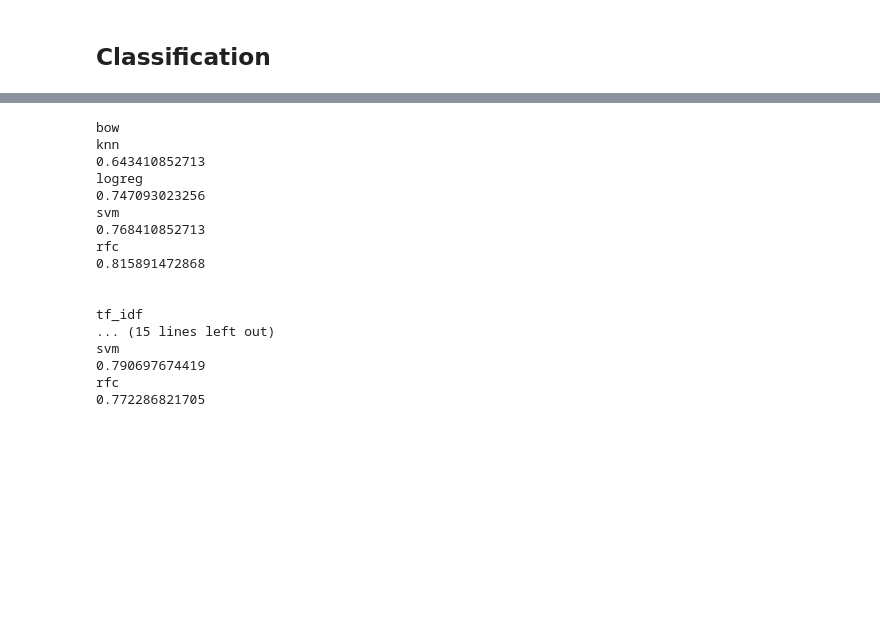
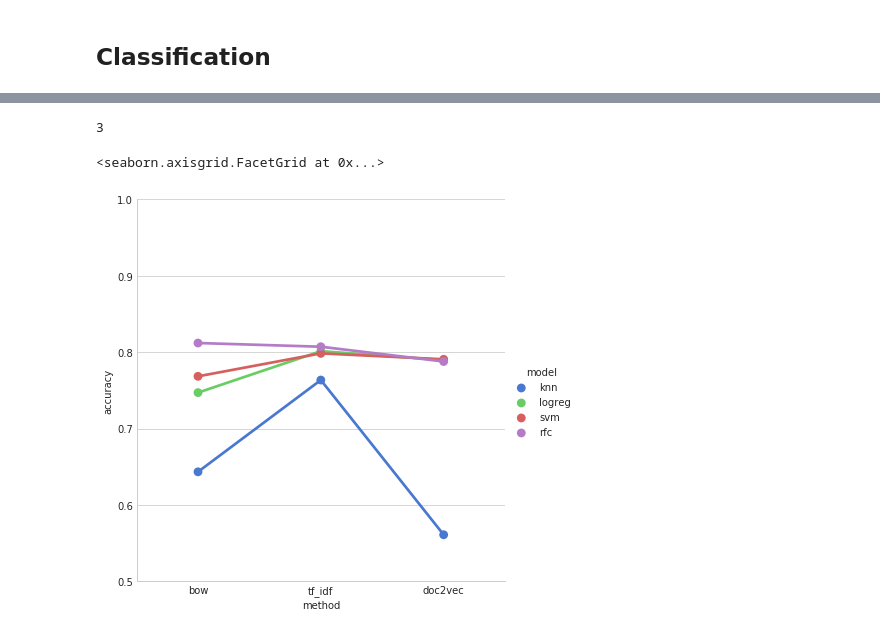
Before and after one commit to singuyenmai/Machine-Learning-CoderSchool, a Jupyter notebook: week3/Assignment_3.ipynb, the cells around one changed output, grey strips where cells are left out. Cells and saved outputs as stored; diff of their text form; code cells hidden in the pictures; blank space fills up the shorter version.

```diff
--- a/week3/Assignment_3.ipynb
+++ b/week3/Assignment_3.ipynb
@@ -11,13 +11,24 @@ from gensim.models import Doc2Vec
 
 %run Doc2VecHelperFunctions.ipynb
 
-from sklearn.metrics import precision_score, recall_score
+from sklearn.metrics import accuracy_score
 from sklearn.model_selection import train_test_split, GridSearchCV
+
+from sklearn.pipeline import Pipeline
+from sklearn.base import clone
+
+from sklearn.feature_selection import SelectKBest, SelectFromModel
 
 from sklearn.linear_model import LogisticRegression
 from sklearn.svm import SVC
 from sklearn.neighbors import KNeighborsClassifier
 from sklearn.ensemble import RandomForestClassifier
+
+import matplotlib.pylab as plt
+import seaborn as sns
+sns.set_style("whitegrid")
+
+% matplotlib inline
 # %% [markdown]
 ## Import my pre-processed data frame
 
@@ -144,14 +155,14 @@ train_test_sets = {
 def optimizing (estimator, param_grid, train_test_list, n_jobs):
 
     output = {}
+    X_train, X_test, y_train, y_test = train_test_list
 
     grid = GridSearchCV(estimator, param_grid, refit = True, n_jobs = n_jobs)
-    grid.fit(train_test_list[0], train_test_list[2])
-    # train_test_list is a list in form of [X_train, X_test, y_train, y_test]
+    grid.fit(X_train, y_train)
 
     output['estimator'] = grid.best_estimator_
     output['params'] = grid.best_params_
-    output['prediction'] = grid.predict(train_test_list[1])
+    output['prediction'] = grid.predict(X_test)
 
     return output
 # %%
@@ -167,3 +178,25 @@ def estimator_searching (init_classifiers, param_grids, train_test_list, n_jobs)
         classifiers[method] = optimizing(estimator, param_grid, train_test_list, n_jobs)
 
     return classifiers
+# %%
+def accuracy_plot (classifiers, train_test_list, palette = "muted", ax = None):
+    methods = []
+    accuracies = []
+    models = []
+
+    for method, attribute in classifiers.items():
+
+        methods = methods + [method]*len(attribute.keys())
+        y_true = train_test_list[method][3]
+
+        for model, result in attribute.items():
+
+            models.append(model)
+            accuracies.append(accuracy_score(y_true, result['prediction']))
+
+    df = pd.DataFrame({'method': methods, 'accuracy': accuracies, 'model': models})
+    plot  = sns.factorplot(x = 'method', y = 'accuracy', hue = 'model', data = df,
+                           size = 6, palette = palette, ax = ax)
+    plot.set(ylim = (0.5, 1))
+
+    return plot
@@ -197,30 +249,12 @@ param_grids_0 = {
 classifiers_0 = { method : estimator_searching(init_classifiers_0, param_grids_0,
                                                train_test_sets[method], n_jobs = 2)
                  for method in feat_methods }
-# %%
-for key in classifiers_0.keys():
-
-    print(key)
-    for model in init_classifiers_0.keys():
-        print(model)
-        print(precision_score(train_test_sets[key][3], classifiers_0[key][model]['prediction'], average='micro'))
-
-    print("\n")
-# %% [output]
-bow
-knn
-0.643410852713
-logreg
-0.747093023256
-svm
-0.768410852713
-rfc
-0.815891472868
-
-
-tf_idf
-... (15 lines left out)
-svm
-0.790697674419
-rfc
-0.772286821705
+# %%
+len(classifiers_0.keys())
+# %% [output]
+3
+# %%
+accuracy_plot(classifiers_0, train_test_sets)
+# %% [output]
+<seaborn.axisgrid.FacetGrid at 0x...>
+[figure, added]
```
Also changed, not shown: parts of 29 cells of this notebook.
